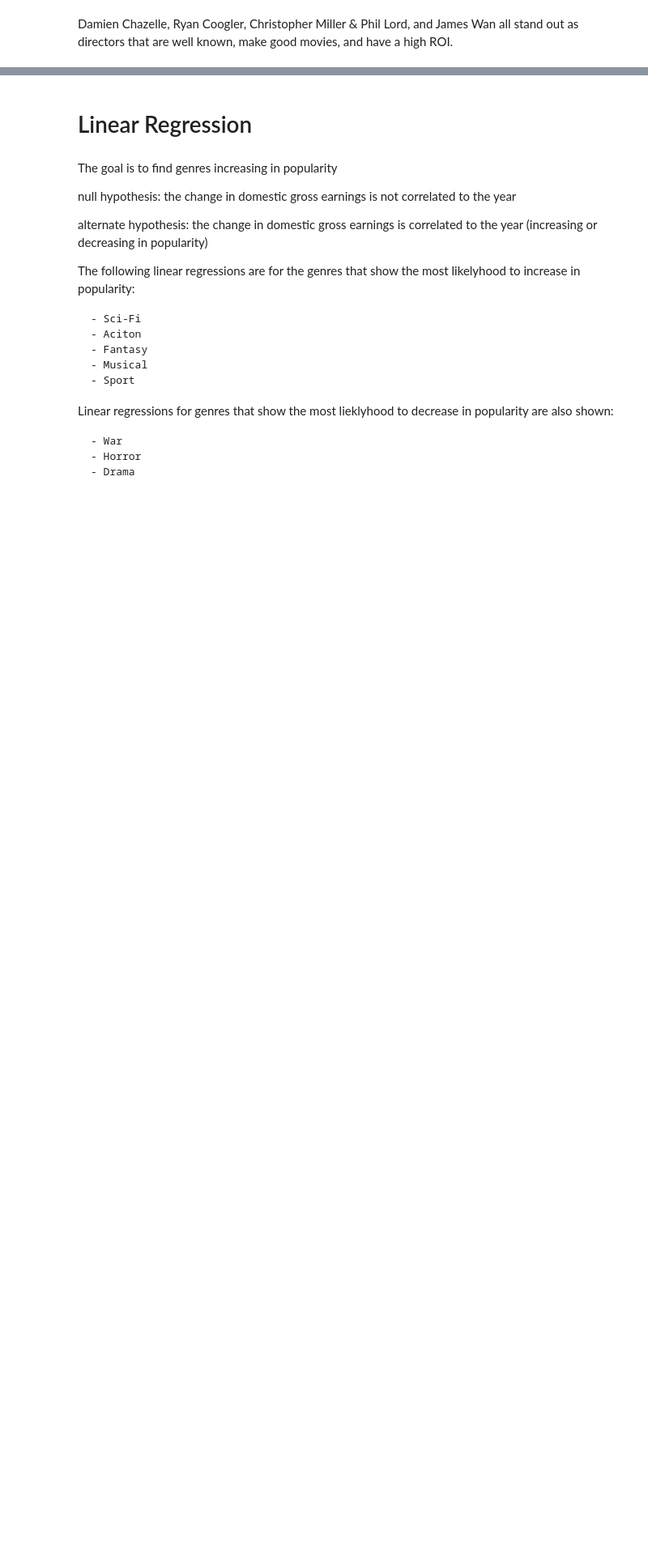
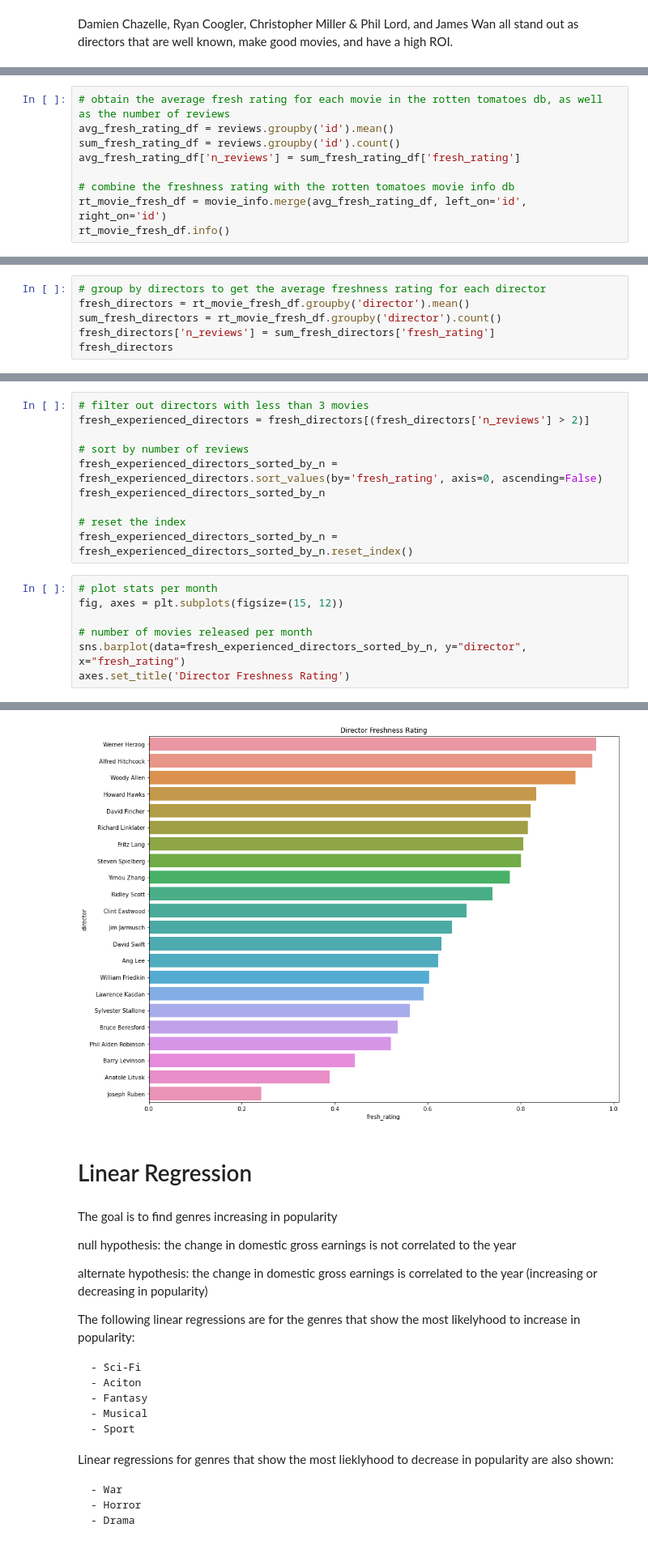
Before and after one commit to abigailjcampbell/dsc-phase-2-project-v3, a Jupyter notebook: data_analysis.ipynb, the cells around one changed output, grey strips where cells are left out. Shown: that part at 81% size. Saved outputs shown, nothing was run; the diff lists cells and outputs as text; blank space fills up the shorter version.

Commit message:
add business problem context and data information to the notebook, add analysis and visualization for the rotten tomatoes freshness rating

```diff
--- a/data_analysis.ipynb
+++ b/data_analysis.ipynb
@@ -488,0 +511,9 @@ Damien Chazelle, Ryan Coogler, Christopher Miller & Phil Lord, and James Wan all
+# %%
+# obtain the average fresh rating for each movie in the rotten tomatoes db, as well as the number of reviews
+avg_fresh_rating_df = reviews.groupby('id').mean()
+sum_fresh_rating_df = reviews.groupby('id').count()
+avg_fresh_rating_df['n_reviews'] = sum_fresh_rating_df['fresh_rating']
+
+# combine the freshness rating with the rotten tomatoes movie info db
+rt_movie_fresh_df = movie_info.merge(avg_fresh_rating_df, left_on='id', right_on='id')
+rt_movie_fresh_df.info()
@@ -488,0 +538,6 @@ Damien Chazelle, Ryan Coogler, Christopher Miller & Phil Lord, and James Wan all
+# %%
+# group by directors to get the average freshness rating for each director
+fresh_directors = rt_movie_fresh_df.groupby('director').mean()
+sum_fresh_directors = rt_movie_fresh_df.groupby('director').count()
+fresh_directors['n_reviews'] = sum_fresh_directors['fresh_rating']
+fresh_directors
@@ -488,0 +559,18 @@ Damien Chazelle, Ryan Coogler, Christopher Miller & Phil Lord, and James Wan all
+# %%
+# filter out directors with less than 3 movies
+fresh_experienced_directors = fresh_directors[(fresh_directors['n_reviews'] > 2)]
+
+# sort by number of reviews
+fresh_experienced_directors_sorted_by_n = fresh_experienced_directors.sort_values(by='fresh_rating', axis=0, ascending=False)
+fresh_experienced_directors_sorted_by_n
+
+# reset the index
+fresh_experienced_directors_sorted_by_n = fresh_experienced_directors_sorted_by_n.reset_index()
+# %%
+# plot stats per month
+fig, axes = plt.subplots(figsize=(15, 12))
+
+# number of movies released per month
+sns.barplot(data=fresh_experienced_directors_sorted_by_n, y="director", x="fresh_rating")
+axes.set_title('Director Freshness Rating')
+# %% [output]
@@ -489,3 +578,4 @@ Damien Chazelle, Ryan Coogler, Christopher Miller & Phil Lord, and James Wan all
+[figure, added]
 # %% [markdown]
 # Linear Regression
 # %% [markdown]
```
Also changed, not shown: parts of 6 cells of this notebook.
